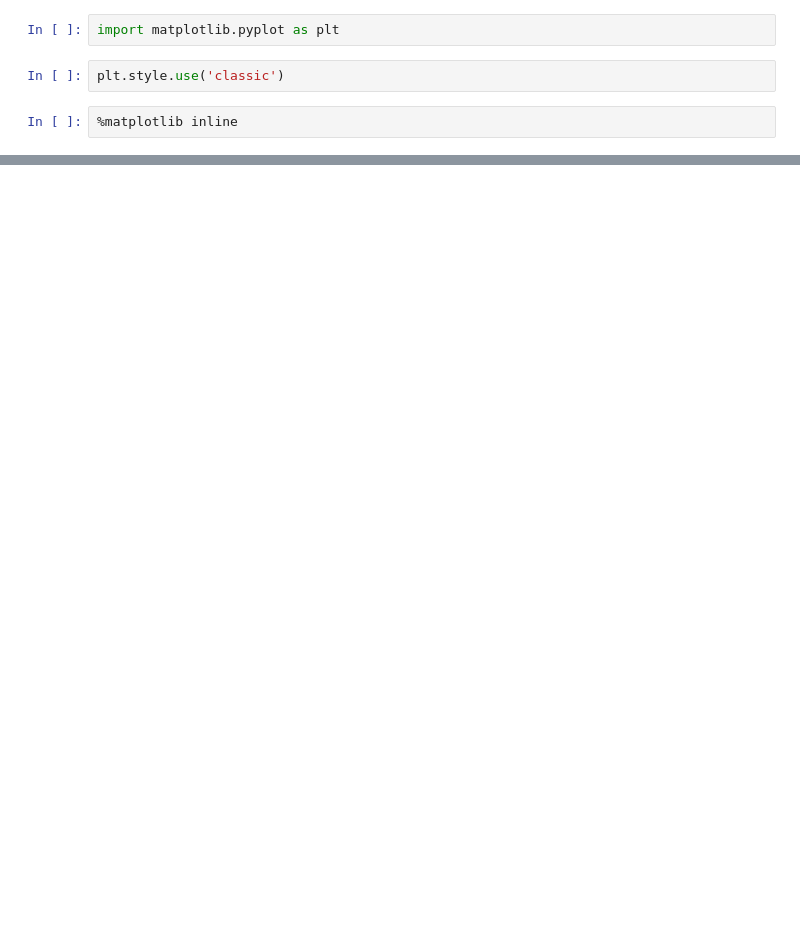
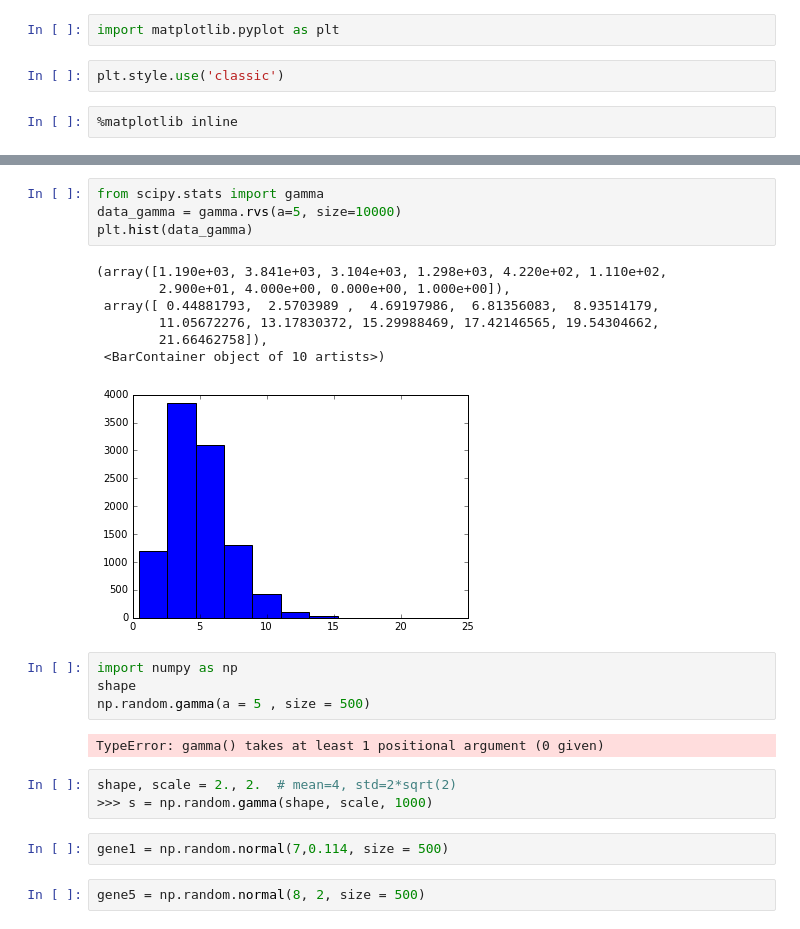
Before and after one commit to sreenidhivenkatesh/CDM_Simulation, a Jupyter notebook: Education.ipynb, the cells around one changed output, grey strips where cells are left out. Cells and saved outputs as stored; diff of their text form; blank space fills up the shorter version.

```diff
--- a/Education.ipynb
+++ b/Education.ipynb
@@ -64,0 +104,25 @@ plt.hist(random_list)
+# %%
+from scipy.stats import gamma
+data_gamma = gamma.rvs(a=5, size=10000)
+plt.hist(data_gamma)
+# %% [output]
+(array([1.190e+03, 3.841e+03, 3.104e+03, 1.298e+03, 4.220e+02, 1.110e+02,
+        2.900e+01, 4.000e+00, 0.000e+00, 1.000e+00]),
+ array([ 0.44881793,  2.5703989 ,  4.69197986,  6.81356083,  8.93514179,
+        11.05672276, 13.17830372, 15.29988469, 17.42146565, 19.54304662,
+        21.66462758]),
+ <BarContainer object of 10 artists>)
+[figure, added]
+# %%
+import numpy as np
+shape
+np.random.gamma(a = 5 , size = 500)
+# %% [output]
+TypeError: gamma() takes at least 1 positional argument (0 given)
+# %%
+shape, scale = 2., 2.  # mean=4, std=2*sqrt(2)
+>>> s = np.random.gamma(shape, scale, 1000)
+# %%
+gene1 = np.random.normal(7,0.114, size = 500)
+# %%
+gene5 = np.random.normal(8, 2, size = 500)
```
Also changed, not shown: parts of 11 cells of this notebook.
